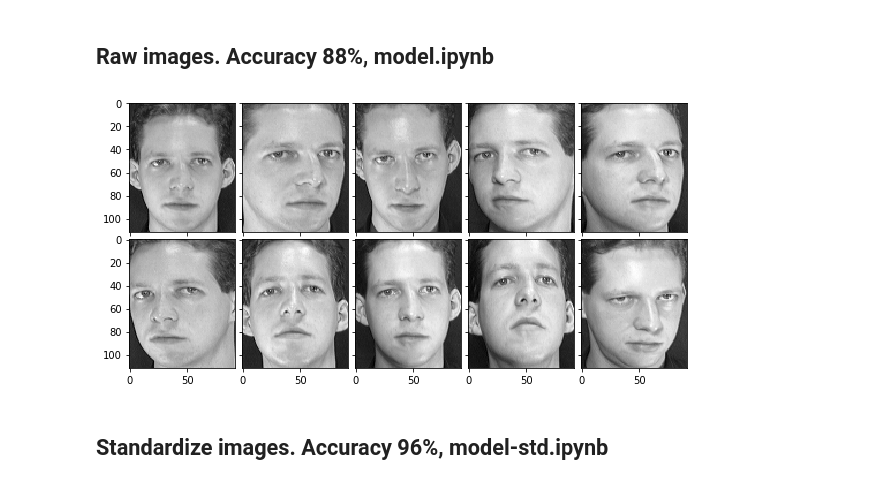
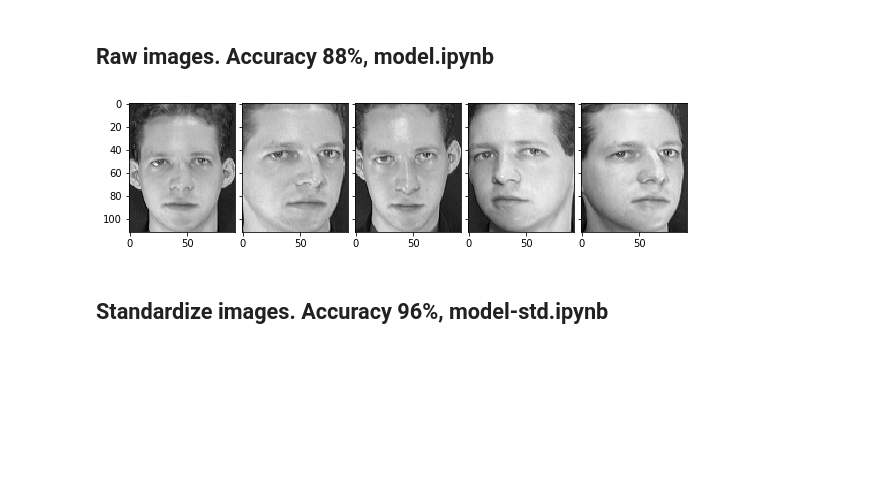
Before and after one commit to riteshkarval/face-recognition, a Jupyter notebook: data_visualization.ipynb, the cells around one changed output. Drawn from its saved outputs; the diff is of its cells as text; code cells hidden in the pictures; blank space fills up the shorter version.

```diff
--- a/data_visualization.ipynb
+++ b/data_visualization.ipynb
@@ -7,17 +7,7 @@ import numpy as np
 from PIL import Image
 import matplotlib.pyplot as plt
 from mpl_toolkits.axes_grid1 import ImageGrid
-import numpy as npr_imgs = []
-for i in range(10):
-    r_imgs.append(np.asarray(Image.open('att-database-of-faces/s1/' + str(i + 1) + '.pgm')))
-fig = plt.figure(figsize=(10,20))
-grid = ImageGrid(fig, 111,
-                 nrows_ncols=(2, 5),
-                 axes_pad=0.1,
-                 )
-for ax, im in zip(grid, r_imgs):#, r_im3, r_im]):
-    ax.imshow(im, cmap='gray')
-plt.show()
+import numpy as np
 # %%
 def read_image(filename, byteorder='>'):
 
@@ -45,18 +35,18 @@ def read_image(filename, byteorder='>'):
 ## Raw images. Accuracy 88%,  model.ipynb
 # %%
 r_imgs = []
-for i in range(10):
+for i in range(5):
     r_imgs.append(np.asarray(Image.open('att-database-of-faces/s1/' + str(i + 1) + '.pgm')))
 fig = plt.figure(figsize=(10,20))
 grid = ImageGrid(fig, 111,
-                 nrows_ncols=(2, 5),
+                 nrows_ncols=(1, 5),
                  axes_pad=0.1,
                  )
 for ax, im in zip(grid, r_imgs):#, r_im3, r_im]):
     ax.imshow(im, cmap='gray')
 plt.show()
 # %% [output]
-[figure, old version]
+[figure, new version]
 # %% [markdown]
 ## Standardize images. Accuracy 96%, model-std.ipynb
 # %%
```
Also changed, not shown: parts of 1 cell of this notebook.
